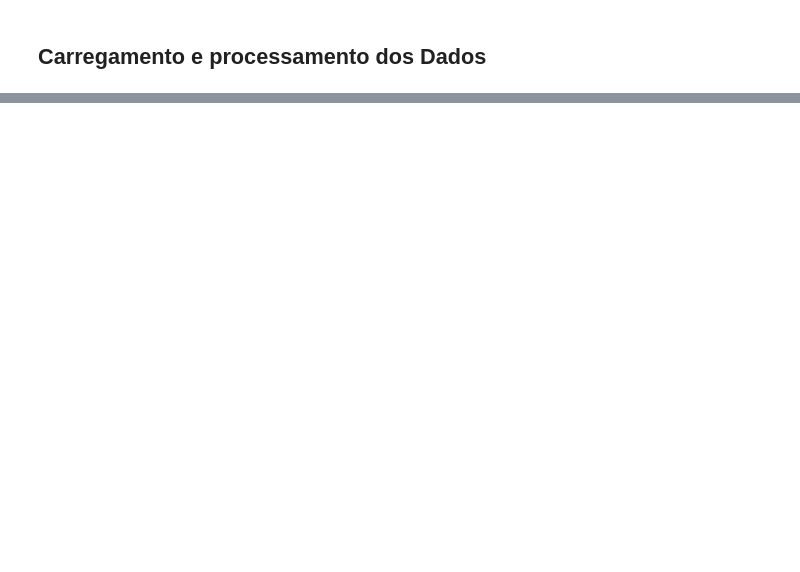
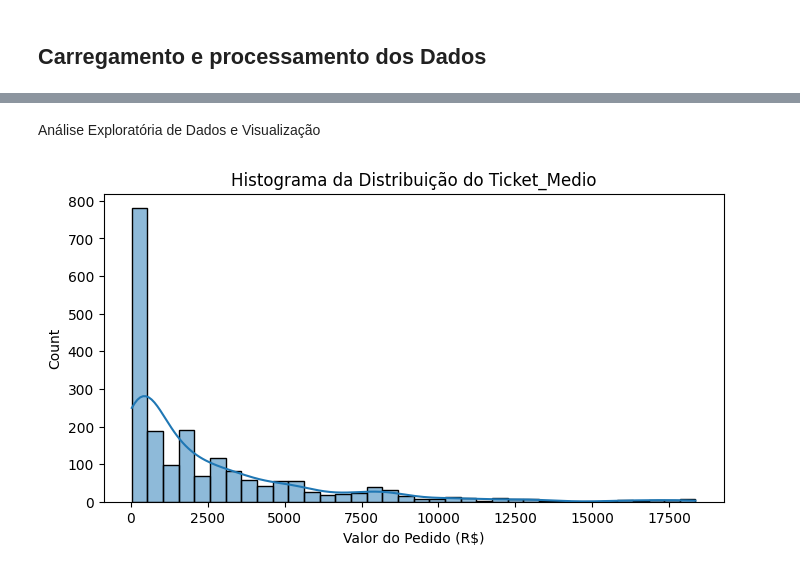
Before and after one commit to JonasLima99/EQUIPE-WOLF---ESTATISTICA-E-PROB, a Jupyter notebook: notebooks/main_analise.ipynb, the cells around one changed output, grey strips where cells are left out. Saved outputs shown, nothing was run; the diff lists cells and outputs as text; code cells hidden in the pictures; blank space fills up the shorter version.

```diff
--- a/notebooks/main_analise.ipynb
+++ b/notebooks/main_analise.ipynb
@@ -43,0 +184,3 @@ Id
+# %%
+# Indicador de Compra Cancelada (is_canceled)
+df_principal['is_canceled'] = (df_principal['Purchase_Status'] == 'Cancelado').astype(int)
@@ -43,0 +200,3 @@ Id
+# %%
+order_cols_for_group = ['Order_Date', 'Subtotal', 'Total', 'payment', 'Purchase_Status', 'Customer_Id', 'Delivery_Id']
+df_principal['Unique_Order_Group'] = df_principal.groupby(order_cols_for_group).ngroup()
@@ -43,0 +214,29 @@ Id
+# %%
+df_pedidos = df_principal.groupby('Unique_Order_Group').agg(
+    # Métricas Financeiras
+    Receita=('Total', 'first'),
+    Ticket_Medio=('Total', 'first'),
+    Subtotal_Pedido=('Subtotal', 'first'),
+    Desconto_Taxa=('Discount', 'first'),
+    Frete_Custo=('P_Sevice', 'first'),
+
+    # Métricas de Status e Proporções
+    Frete_Take_Rate=('freight_share', 'first'),
+    is_atrasado=('is_late', 'max'),
+    is_cancelado=('is_canceled', 'max'),
+    is_confirmado=('is_confirmed', 'max'),
+
+    Dias_Lead_Time_Medio=('delivery_lead_time', 'mean'),
+    Dias_Atraso_Medio=('delivery_delay_days', 'mean'),
+
+    # Métricas de Mix e Volume
+    Qtde_Total_Itens=('Quantity', 'sum'),
+    Qtde_Produtos_Diferentes=('Product', 'nunique'),
+
+    # Dimensões para Segmentação
+    Data_Pedido=('Order_Date', 'first'),
+    Regiao=('Region', 'first'),
+    UF=('State', 'first'),
+    Servico_Logistico=('Services', 'first')
+
+).reset_index()
@@ -43,0 +282,2 @@ Id
+# %% [markdown]
+Análise Exploratória de Dados e Visualização
@@ -43,0 +286,2 @@ Id
+# %%
+df_pedidos['Ano_Mes'] = df_pedidos['Data_Pedido'].dt.to_period('M')
@@ -43,0 +298,10 @@ Id
+# %%
+#Histograma do ticket Médio
+kpi = 'Ticket_Medio'
+plt.figure(figsize=(8, 4))
+sns.histplot(df_pedidos[kpi], kde=True)
+plt.title(f'Histograma da Distribuição do {kpi}')
+plt.xlabel('Valor do Pedido (R$)')
+plt.show()
+# %% [output]
+[figure, added]
```
Also changed, not shown: parts of 49 cells of this notebook, 1 other file.
